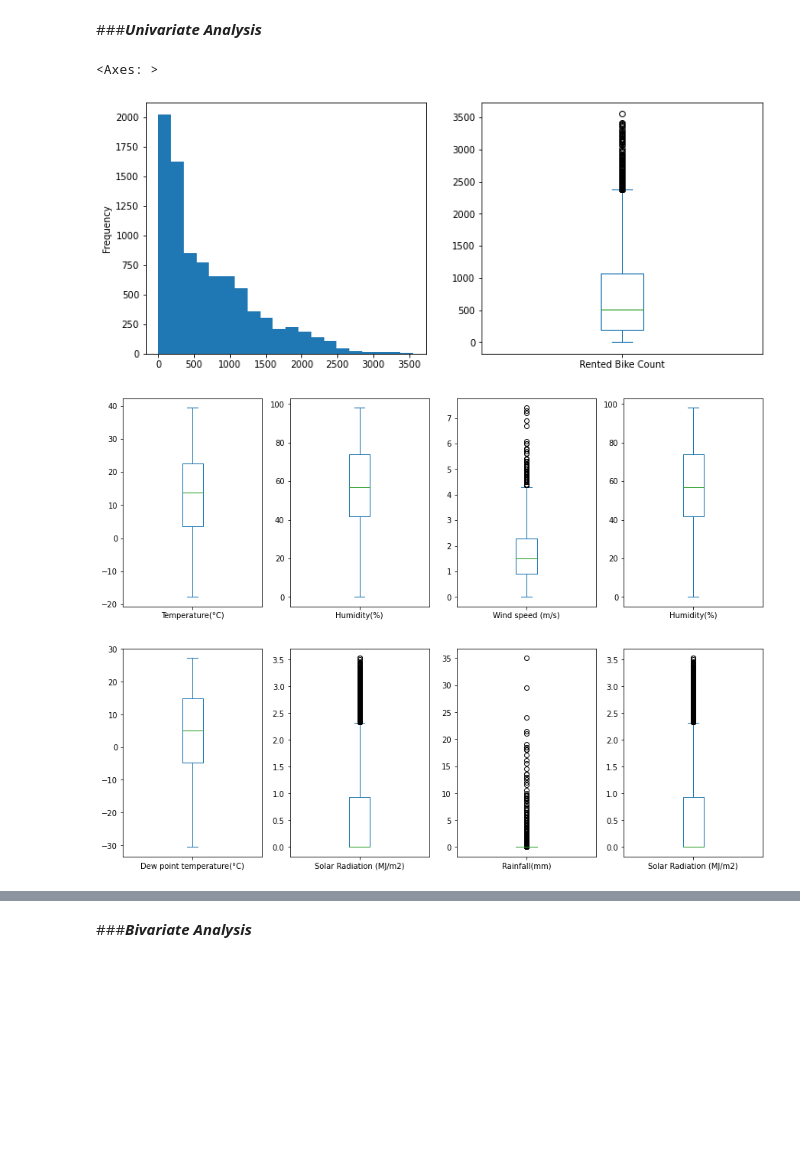
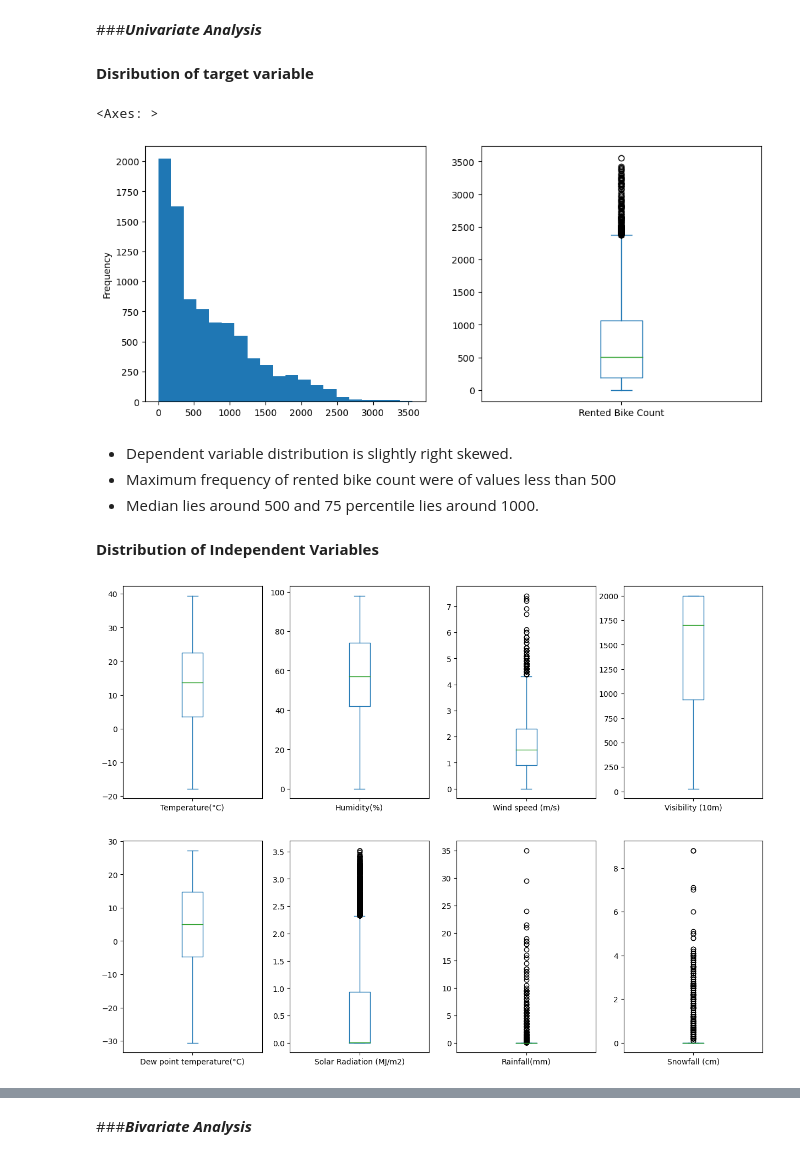
Before and after one commit to PrashantShrivastava1612/Bike-Sharing-Demand-Prediction, a Jupyter notebook: Bike_Sharing_Demand_Prediction.ipynb, the cells around one changed output, grey strips where cells are left out. Drawn from its saved outputs; the diff is of its cells as text; code cells hidden in the pictures; blank space fills up the shorter version.

```diff
--- a/Bike_Sharing_Demand_Prediction.ipynb
+++ b/Bike_Sharing_Demand_Prediction.ipynb
@@ -179,12 +201,14 @@ data['Holiday'].unique()
 array(['No Holiday', 'Holiday'], dtype=object)
 # %%
 def functioning(val):
+  """ this function converts yes no to binary"""
   if val=='Yes':
     return 1
   else:
     return 0
 # %%
 def holiday( val):
+  """ converts holiday value to binary"""
   if val=='No Holiday':
     return 0
   else:
@@ -206,8 +244,10 @@ data['weekday'] = data['Date'].dt.weekday < 5
 ## ***Data Exploration and Visualisation***
 # %% [markdown]
 ###***Univariate Analysis***
+# %% [markdown]
+**Disribution of target variable**
 # %%
-#distribution of target variable
+#understanding distribution of target variable
 fig = plt.figure(figsize=(25, 5))
 
 df1 = data['Rented Bike Count']
@@ -221,5 +261,11 @@ ax2 = fig.add_subplot(142)
 df2.plot.box(ax=ax2)
 # %% [output]
 <Axes: >
-[figure, old version]
+[figure, new version]
+# %% [markdown]
+* Dependent variable distribution is slightly right skewed.
+* Maximum frequency of rented bike count were of values less than 500
+* Median lies around 500 and 75 percentile lies around 1000.
+# %% [markdown]
+**Distribution of Independent Variables**
 # %%
@@ -226,30 +273,30 @@ df2.plot.box(ax=ax2)
 numerical_features = [ ('Temperature(°C)','Humidity(%)','Wind speed (m/s)','Visibility (10m)'),('Dew point temperature(°C)','Solar Radiation (MJ/m2)','Rainfall(mm)','Snowfall (cm)')]
 # %%
-
+# plotting boxplot of numerical columns
 for i,j,k,l in numerical_features:
   fig = plt.figure(figsize=(15, 5))
 
   df1 = data[i]
 
   ax1 = fig.add_subplot(141)
   df1.plot.box(ax=ax1)
 
   df2 = data[j]
 
   ax2 = fig.add_subplot(142)
   df2.plot.box(ax=ax2)
 
   df3 = data[k]
 
   ax3 = fig.add_subplot(143)
   df3.plot.box(ax=ax3)
 
   df4 = data[l]
 
   ax4 = fig.add_subplot(144)
-  df2.plot.box(ax=ax4)
+  df4.plot.box(ax=ax4)
 
   plt.show()
 # %% [output]
-[figure, old version]
+[figure, new version]
-[figure, old version]
+[figure, new version]
```
Also changed, not shown: parts of 126 cells of this notebook.
